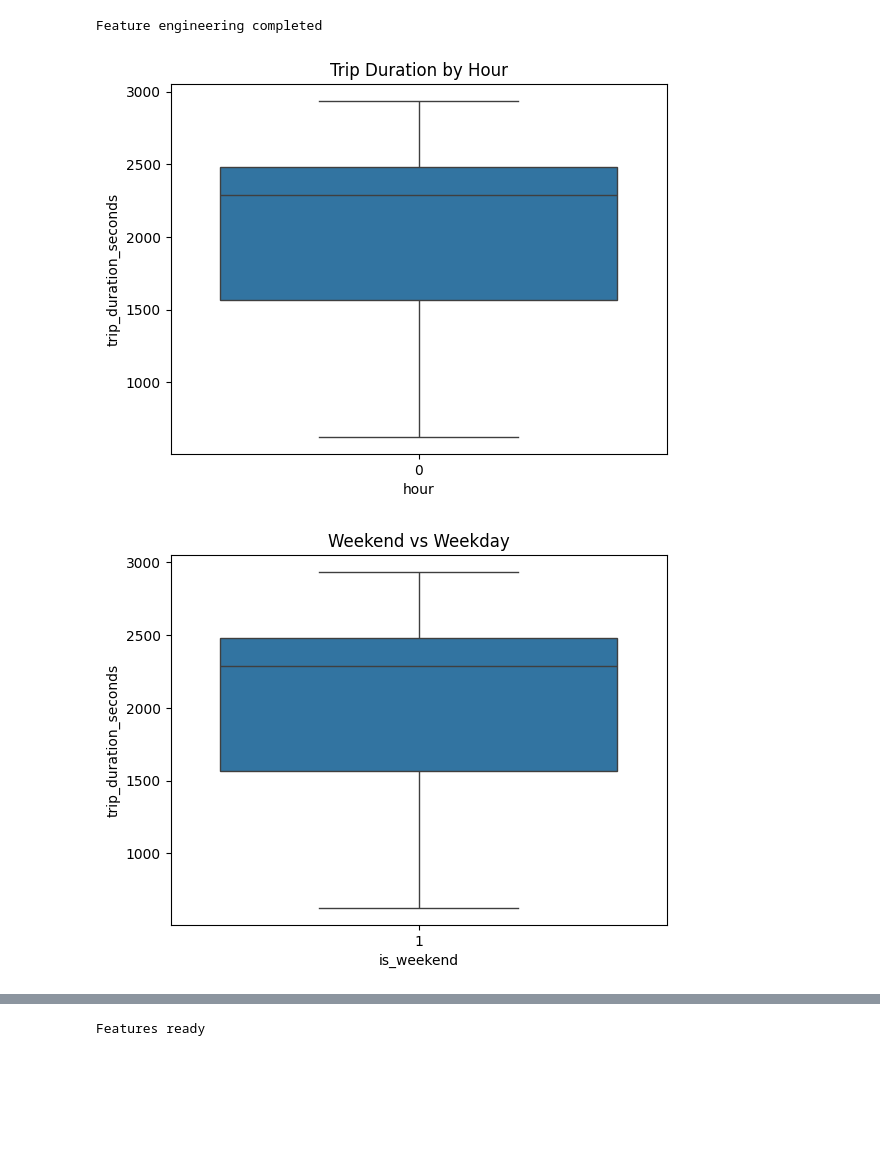
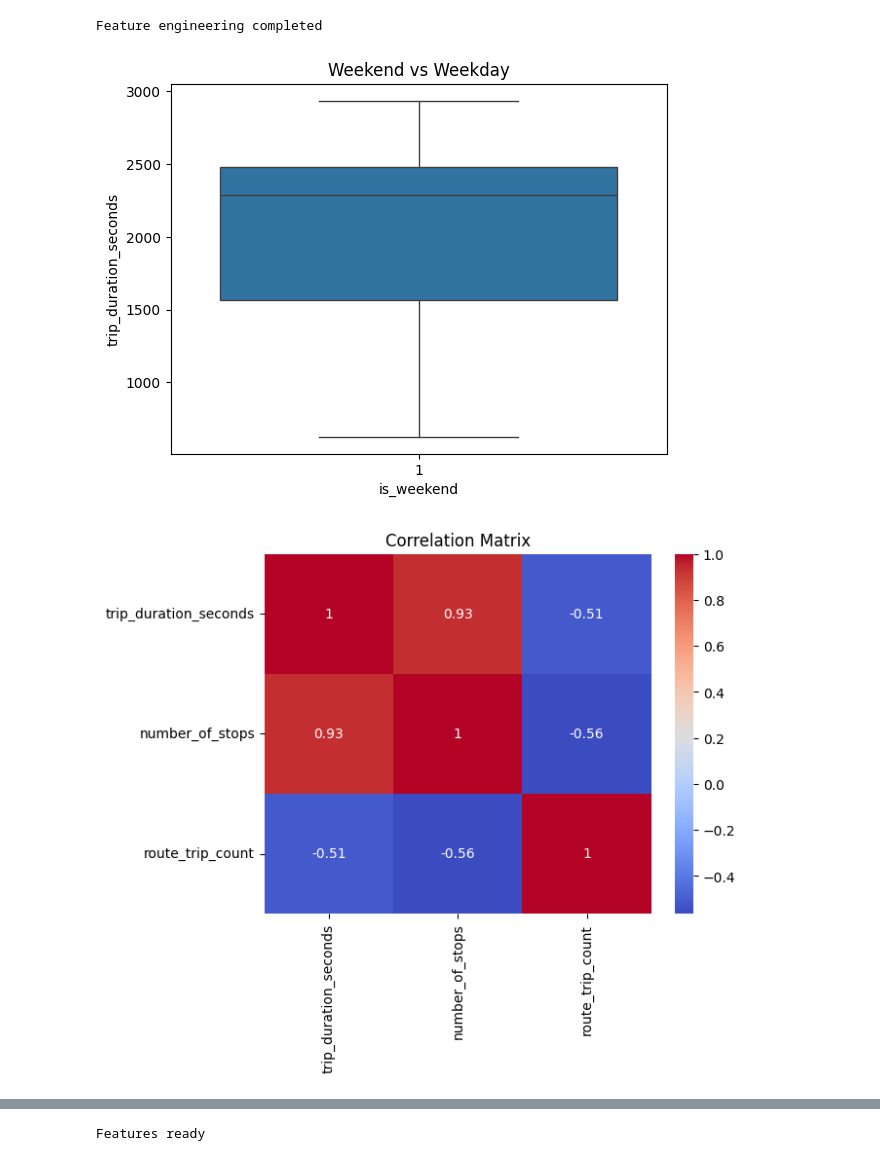
Before and after one commit to Felipe-Ulloa-CA/bus-eta-prediction, a Jupyter notebook: bus_eta_model_calibrated.ipynb, the cells around one changed output, grey strips where cells are left out. Saved outputs shown, nothing was run; the diff lists cells and outputs as text; code cells hidden in the pictures; blank space fills up the shorter version.

Commit message:
(EDA, feature engineering, model evaluation)
Final version – Capstone improvements (EDA, feature engineering, model evaluation)
UC BERKELEY

```diff
--- a/bus_eta_model_calibrated.ipynb
+++ b/bus_eta_model_calibrated.ipynb
@@ -111,8 +111,6 @@ plt.show()
 [figure]
 [figure]
 # %%
-# Hour
-model_data["hour"] = model_data["start_time"] // 3600
 
 # Day encoding
 model_data["day_of_week"] = model_data["service_id"].astype("category").cat.codes
@@ -121,30 +119,25 @@ model_data["day_of_week"] = model_data["service_id"].astype("category").cat.code
 stops_per_trip = stop_times.groupby("trip_id").size()
 model_data["number_of_stops"] = model_data["trip_id"].map(stops_per_trip)
 
-# Scheduled duration (NO leakage)
-model_data["scheduled_duration"] = model_data["end_time"] - model_data["start_time"]
-
 model_data = model_data.dropna()
 
 print("Feature engineering completed")
 # %% [output]
 Feature engineering completed
 # %%
-sns.boxplot(x=model_data["hour"], y=model_data["trip_duration_seconds"])
-plt.title("Trip Duration by Hour")
-plt.show()
+
 
 sns.boxplot(x=model_data["is_weekend"], y=model_data["trip_duration_seconds"])
 plt.title("Weekend vs Weekday")
 plt.show()
 
 corr = model_data[
-    ["trip_duration_seconds","hour","number_of_stops","route_trip_count"]
+    ["trip_duration_seconds", "number_of_stops", "route_trip_count"]
 ].corr()
 
 sns.heatmap(corr, annot=True, cmap="coolwarm")
 plt.title("Correlation Matrix")
 plt.show()
 # %% [output]
-[figure, old version]
+[figure, new version]
-[figure, old version]
+[figure, new version]
```
Also changed, not shown: parts of 9 cells of this notebook.
